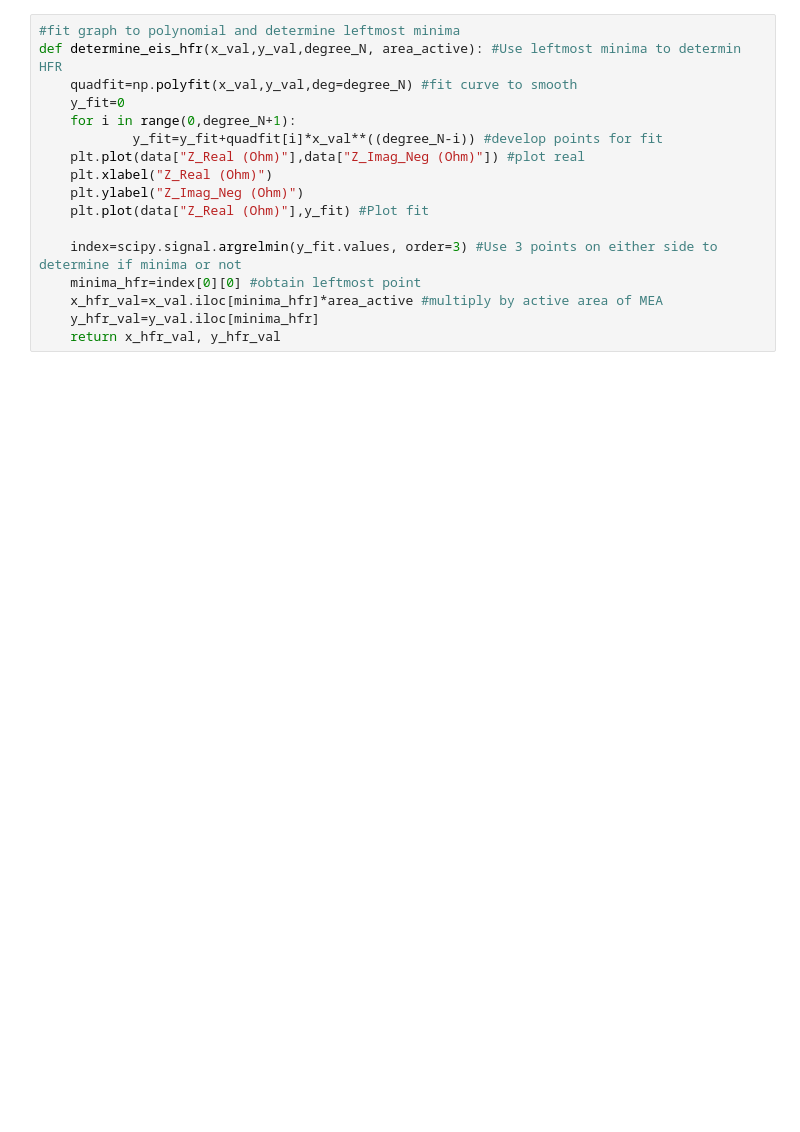
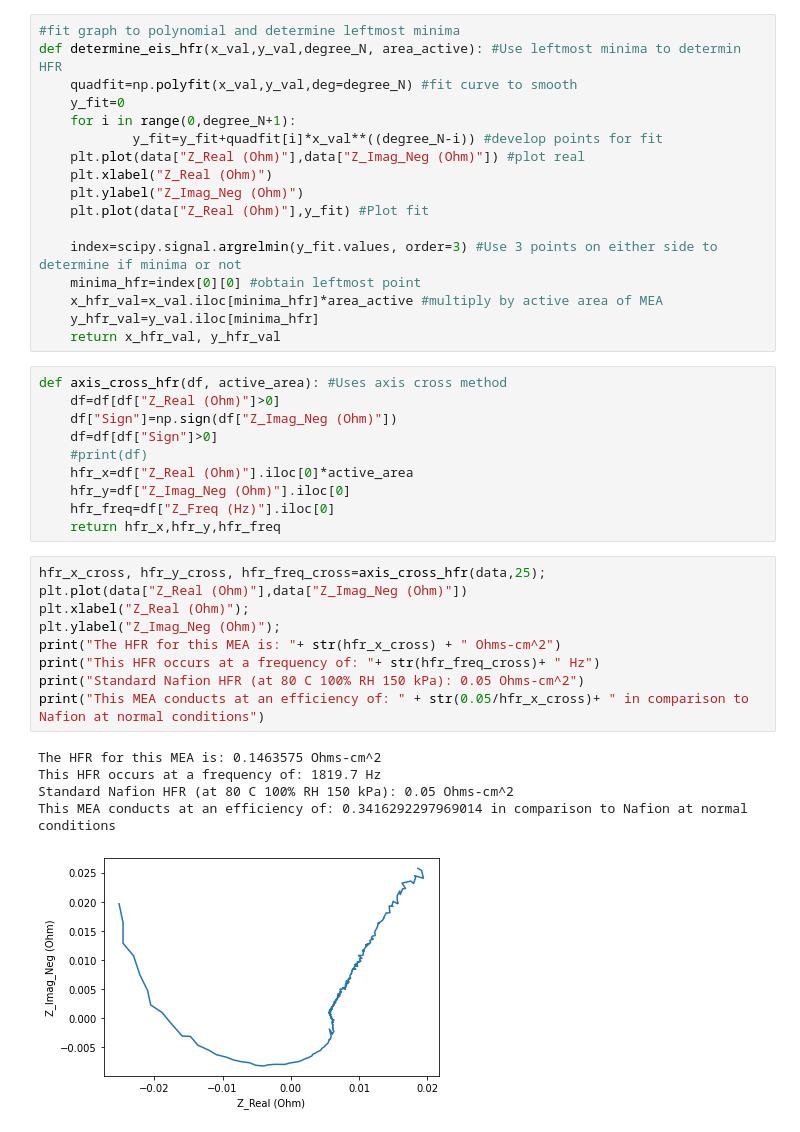
Before and after one commit to shankutagulla/FuelCellScripts, a Jupyter notebook: EIS Data Graph.ipynb, the cells around one changed output. Drawn from its saved outputs; the diff is of its cells as text; blank space fills up the shorter version.

```diff
--- a/EIS Data Graph.ipynb
+++ b/EIS Data Graph.ipynb
@@ -47,3 +50,28 @@ def determine_eis_hfr(x_val,y_val,degree_N, area_active): #Use leftmost minima t
     x_hfr_val=x_val.iloc[minima_hfr]*area_active #multiply by active area of MEA
     y_hfr_val=y_val.iloc[minima_hfr]
     return x_hfr_val, y_hfr_val
+# %%
+def axis_cross_hfr(df, active_area): #Uses axis cross method
+    df=df[df["Z_Real (Ohm)"]>0]
+    df["Sign"]=np.sign(df["Z_Imag_Neg (Ohm)"])
+    df=df[df["Sign"]>0]
+    #print(df)
+    hfr_x=df["Z_Real (Ohm)"].iloc[0]*active_area
+    hfr_y=df["Z_Imag_Neg (Ohm)"].iloc[0]
+    hfr_freq=df["Z_Freq (Hz)"].iloc[0]
+    return hfr_x,hfr_y,hfr_freq
+# %%
+hfr_x_cross, hfr_y_cross, hfr_freq_cross=axis_cross_hfr(data,25);
+plt.plot(data["Z_Real (Ohm)"],data["Z_Imag_Neg (Ohm)"])
+plt.xlabel("Z_Real (Ohm)");
+plt.ylabel("Z_Imag_Neg (Ohm)");
+print("The HFR for this MEA is: "+ str(hfr_x_cross) + " Ohms-cm^2")
+print("This HFR occurs at a frequency of: "+ str(hfr_freq_cross)+ " Hz")
+print("Standard Nafion HFR (at 80 C 100% RH 150 kPa): 0.05 Ohms-cm^2")
+print("This MEA conducts at an efficiency of: " + str(0.05/hfr_x_cross)+ " in comparison to Nafion at normal conditions")
+# %% [output]
+The HFR for this MEA is: 0.1463575 Ohms-cm^2
+This HFR occurs at a frequency of: 1819.7 Hz
+Standard Nafion HFR (at 80 C 100% RH 150 kPa): 0.05 Ohms-cm^2
+This MEA conducts at an efficiency of: 0.3416292297969014 in comparison to Nafion at normal conditions
+[figure, added]
```
Also changed, not shown: parts of 5 cells of this notebook, 3 other files.
